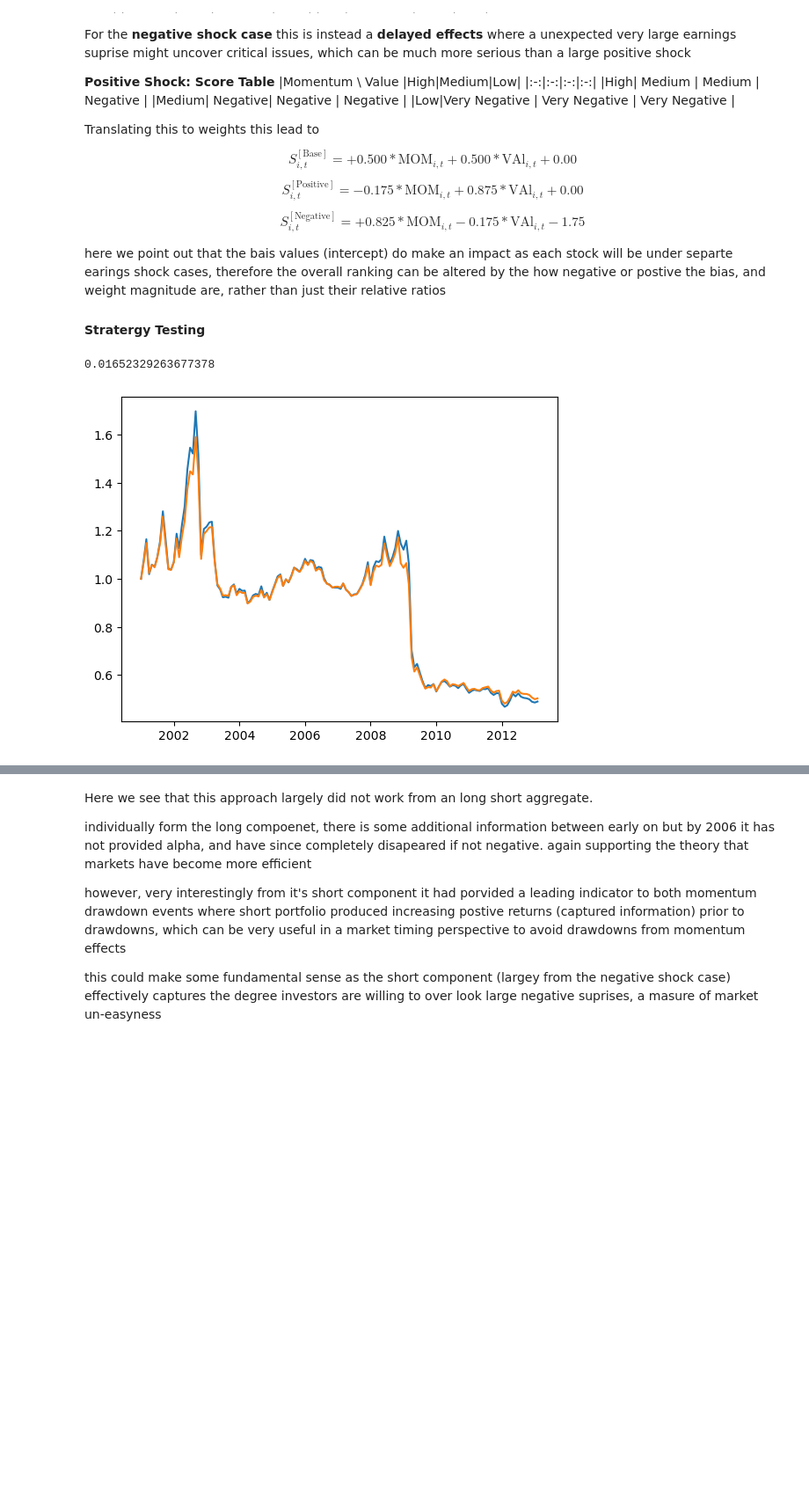
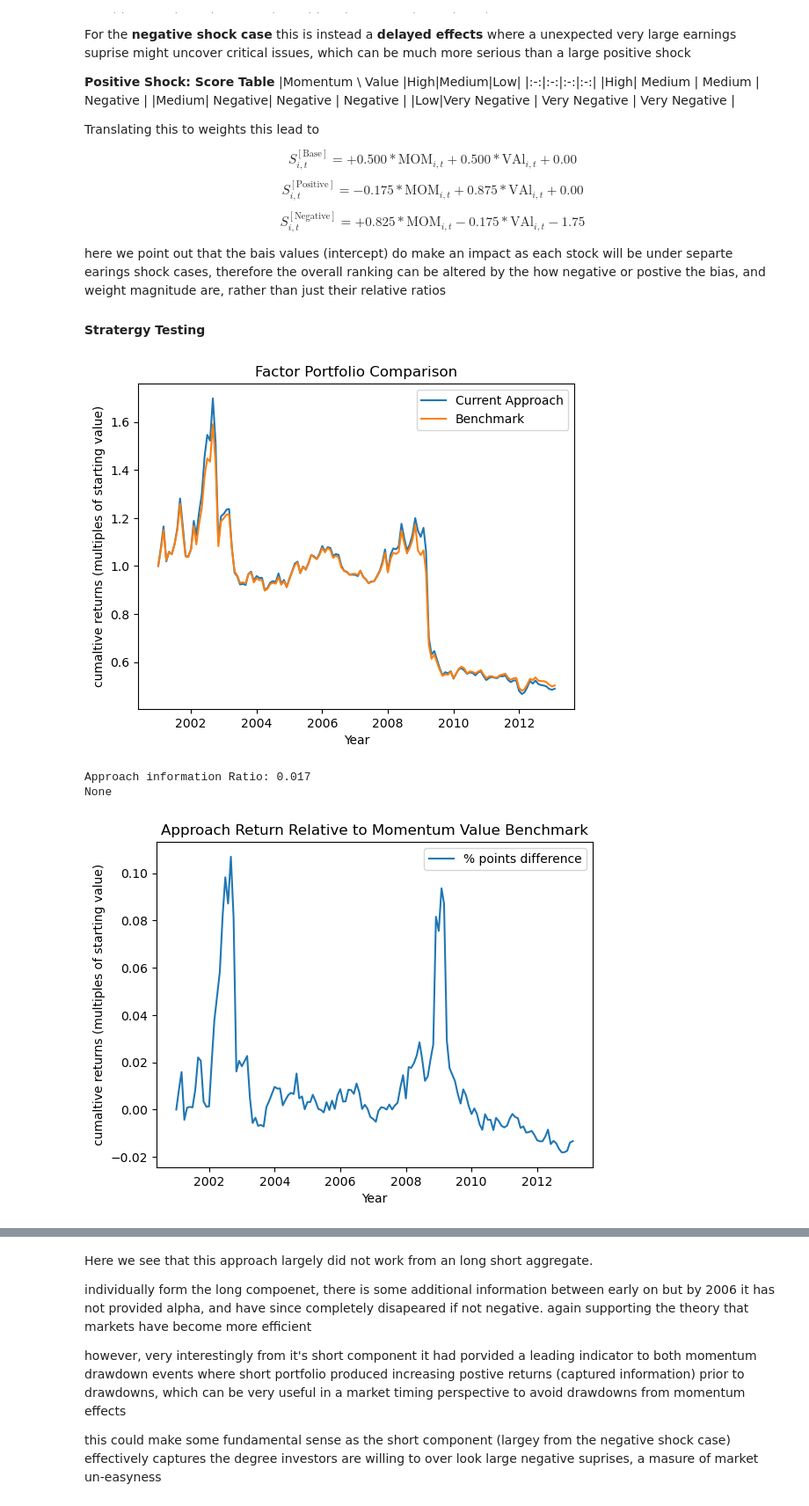
Before and after one commit to Toby3220/EF-5058-HFS, a Jupyter notebook: Group Project/main.ipynb, the cells around one changed output, grey strips where cells are left out. Shown at 88% size. Drawn from its saved outputs; the diff is of its cells as text; code cells hidden in the pictures; blank space fills up the shorter version.

```diff
--- a/Group Project/main.ipynb
+++ b/Group Project/main.ipynb
@@ -489,38 +459,35 @@ fvb = 0.5
 fcb = 0.0
 
 fmp = -0.175
 fvp = 0.875
 fcp = 0.0
 
 
 fmn = 0.825
 fvn = -0.175
 fcn = -1.75
 
 
 # base case
 ejustc = fmb*mom + fvb*val + fcb
 
 # positive case
 ejustc[sup>=cuttoff] = fmp*mom[sup>=cuttoff] + fvp*val[sup>=cuttoff] + fcp
 
 # negative case
 # cuttoff = 0.6
 
 ejustc[sup<= -cuttoff] = fmn*mom[sup<= -cuttoff] + fvn*val[sup<= -cuttoff] + fcn
 
 data.append("EJC",ejustc)
 
 
 port_ejc = data.to_port("EJC", tmbool_train)
 port_ejc.gen_weights_from_score(0.3)
-ejc_ret, ejc_cret= port_ejc.get_port_ret( port_ejc.lsw, bps=10)
-momval_ret, momval_cret= port_momval.get_port_ret( port_momval.lsw, bps=10)
 
-
-plt.plot(ejc_cret)
-plt.plot(momval_cret)
-cb.infomation_ratio(ejc_ret,momval_ret)
+port_ejc.quick_plt_diff(port_momval)
 # %% [output]
+[figure, new version]
-0.01652329263677378
+Approach information Ratio: 0.017
+None
-[figure, old version]
+[figure, added]
```
Also changed, not shown: parts of 34 cells of this notebook, 1 other file.
